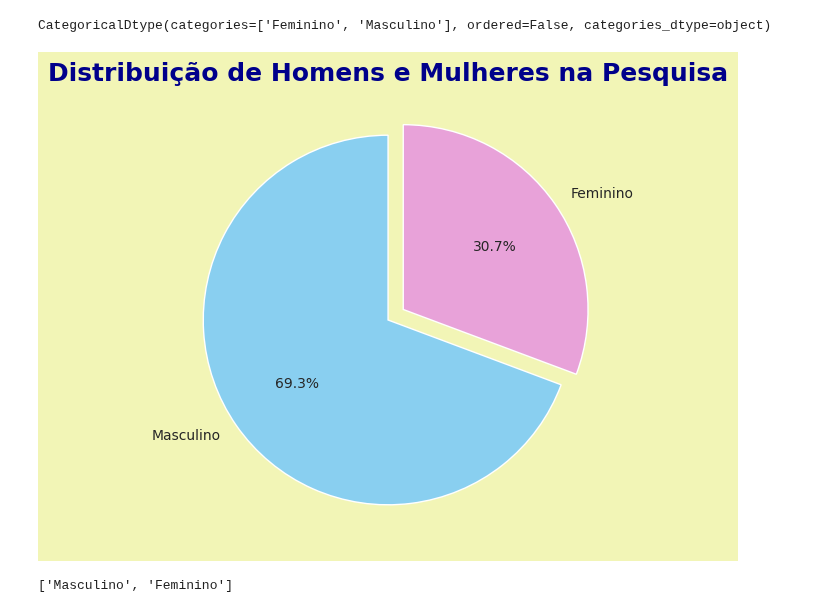
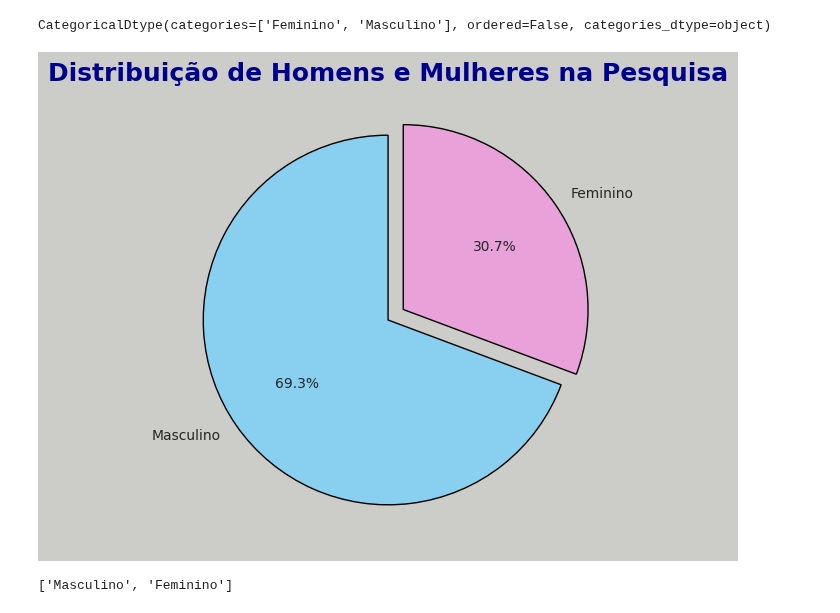
Before and after one commit to JhonCostaDev/oracle_one_alura, a Jupyter notebook: estatistica_ML/reload_desafios.ipynb, the cells around one changed output. Drawn from its saved outputs; the diff is of its cells as text; code cells hidden in the pictures.

```diff
--- a/estatistica_ML/reload_desafios.ipynb
+++ b/estatistica_ML/reload_desafios.ipynb
@@ -231,14 +231,14 @@ CategoricalDtype(categories=['Feminino', 'Masculino'], ordered=False, categories
 # %%
 # Proporcao
 proporcao_chefe_familia = dados.genero.value_counts(normalize=True).mul(100).round(2)
 cores = ['#89CFF0', '#E8A2D9']
-plt.figure(figsize=(10, 6), facecolor="#dde54463")
-plt.pie(proporcao_chefe_familia, labels=proporcao_chefe_familia.keys(), autopct='%1.1f%%', startangle=90, explode=[0, 0.1], colors=cores)
+plt.figure(figsize=(10, 6), facecolor="#c9c9c5ef")
+plt.pie(proporcao_chefe_familia, labels=proporcao_chefe_familia.keys(), autopct='%1.1f%%', startangle=90, explode=[0, 0.1], colors=cores, wedgeprops={'edgecolor': 'black', 'linewidth': 1})
 
 plt.title("Distribuição de Homens e Mulheres na Pesquisa",fontdict={'fontsize': 18, 'color':'darkblue', 'fontweight': 'bold'})
 plt.show()
 # %% [output]
-[figure, old version]
+[figure, new version]
 # %%
 # %% [output]
 ['Masculino', 'Feminino']
```
Also changed, not shown: parts of 7 cells of this notebook, 3 other files.
